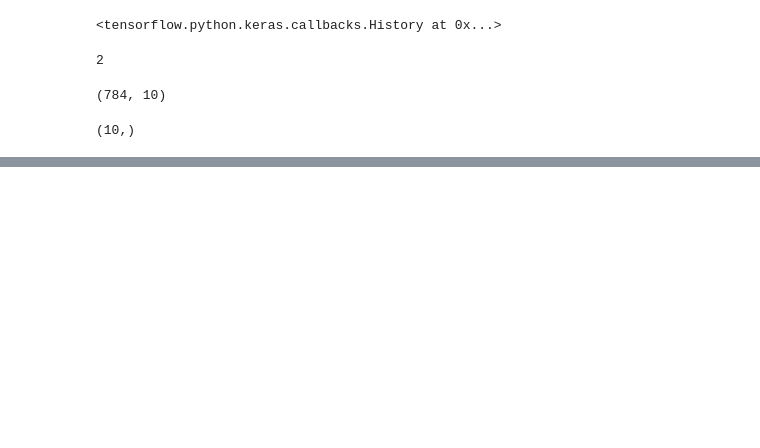
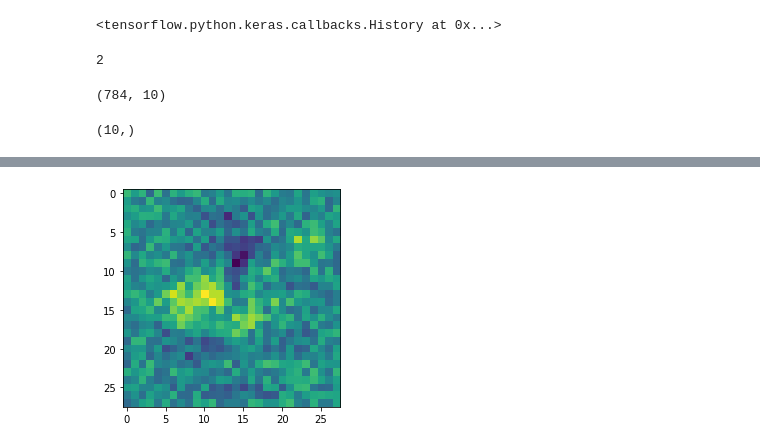
Before and after one commit to ariG23498/GrokkingDeepLearning, a Jupyter notebook: MNIST_weight_visualization_keras.ipynb, the cells around one changed output, grey strips where cells are left out. Saved outputs shown, nothing was run; the diff lists cells and outputs as text; code cells hidden in the pictures; blank space fills up the shorter version.

```diff
--- a/MNIST_weight_visualization_keras.ipynb
+++ b/MNIST_weight_visualization_keras.ipynb
@@ -106,0 +129,4 @@ visual(2)
+# %%
+visual(4)
+# %% [output]
+[figure, added]
```
Also changed, not shown: parts of 13 cells of this notebook.
